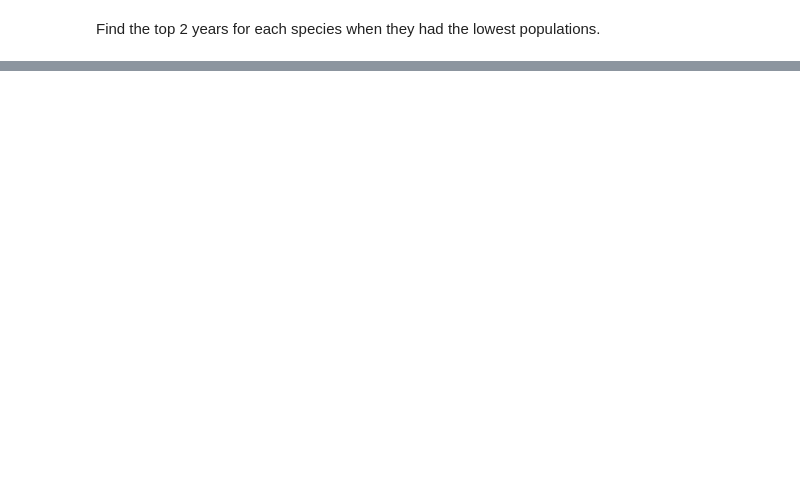
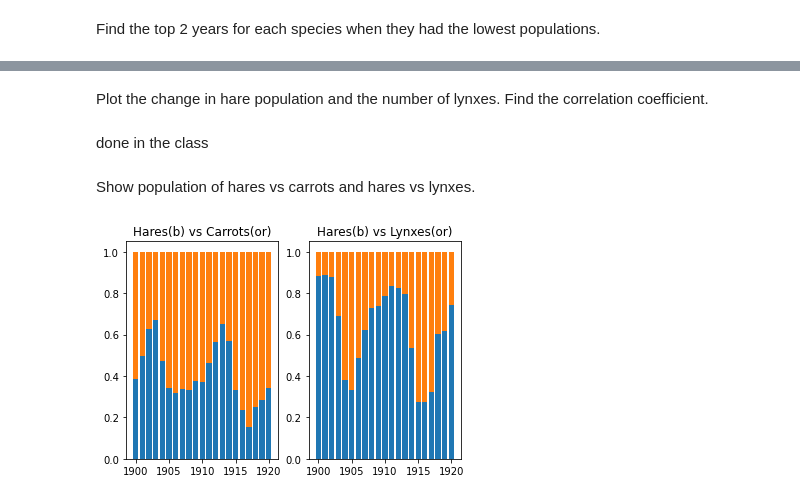
Before and after one commit to akhundzhanovaET/math_prac, a Jupyter notebook: hometask_3.ipynb, the cells around one changed output, grey strips where cells are left out. Cells and saved outputs as stored; diff of their text form; code cells hidden in the pictures; blank space fills up the shorter version.

```diff
--- a/hometask_3.ipynb
+++ b/hometask_3.ipynb
@@ -154,0 +164,28 @@ plt.show()
+# %% [markdown]
+Plot the change in hare population and the number of lynxes. Find the correlation coefficient.
+# %% [markdown]
+done in the class
+# %% [markdown]
+Show population of hares vs carrots and hares vs lynxes.
+# %%
+import numpy as np
+import matplotlib.pyplot as plt
+data = np.loadtxt('http://scipy-lectures.org/_downloads/populations.txt')
+years = data[:,0]
+hares = data[:,1]
+lynxes = data[:,2]
+carrots = data[:,3]
+
+fig,ax = plt.subplots(1,2)
+summa = hares+carrots
+ax[0].bar(years,hares/summa)
+ax[0].bar(years,carrots/summa,bottom = hares/summa)
+ax[0].set_title('Hares(b) vs Carrots(or)')
+summa = hares+lynxes
+ax[1].bar(years,hares/summa)
+ax[1].bar(years,lynxes/summa,bottom = hares/summa)
+ax[1].set_title('Hares(b) vs Lynxes(or)')
+
+plt.show()
+# %% [output]
+[figure, added]
```
Also changed, not shown: parts of 8 cells of this notebook.
